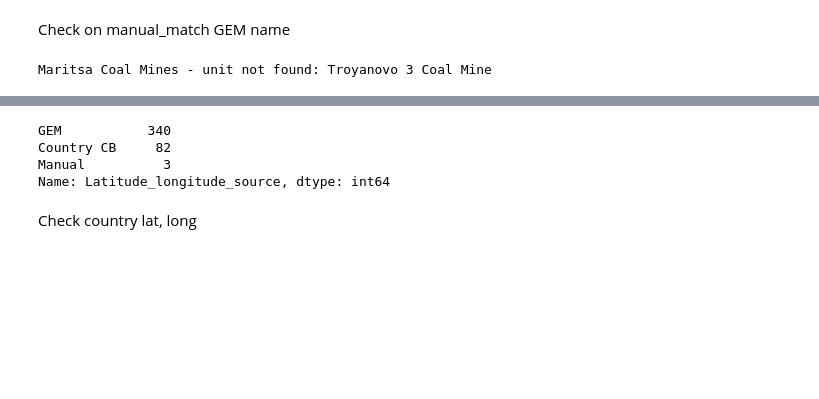
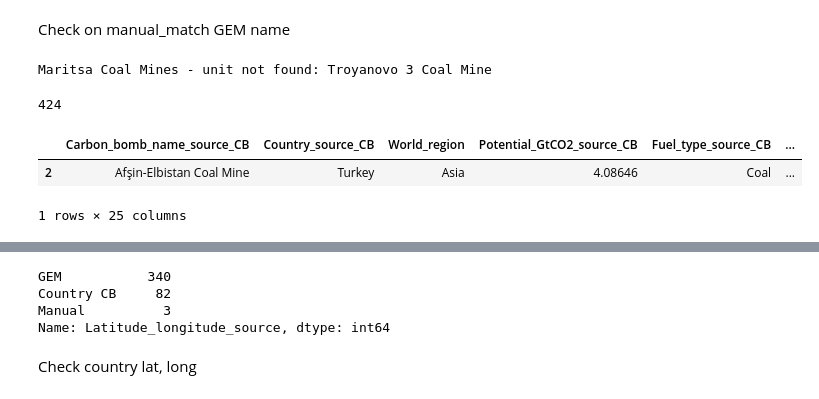
Before and after one commit to dataforgoodfr/CarbonBombs, a Jupyter notebook: nb/quality_check.ipynb, the cells around one changed output, grey strips where cells are left out. Cells and saved outputs as stored; diff of their text form; code cells hidden in the pictures; blank space fills up the shorter version.

```diff
--- a/quality_check.ipynb
+++ b/nb/quality_check.ipynb
@@ -182,6 +182,19 @@ Maritsa Coal Mines - unit not found: Troyanovo 3 Coal Mine
 check_manual_mathc_gem_id(manual_match_gasoil, fuel="gasoil")
 # %%
 from carbon_bombs.io.manual_match import manual_match_company
+# %%
+len(merge)
+# %% [output]
+424
+# %%
+a = cb_df.merge(
+    cb_source_df, left_on=["Carbon_bomb_name_source_CB", "Country_source_CB"], right_on=["Project Name", "Country"], how="left"
+)
+a.loc[a["Country"].isna()]
+# %% [output]
+|  | Carbon_bomb_name_source_CB | Country_source_CB | World_region | Potential_GtCO2_source_CB | Fuel_type_source_CB | ... |
+| 2 | Afşin-Elbistan Coal Mine | Turkey | Asia | 4.08646 | Coal | ... |
+1 rows × 25 columns
 # %%
 # - len == 425
 assert len(cb_df) == 425
```
Also changed, not shown: parts of 2 cells of this notebook, 24 other files.
